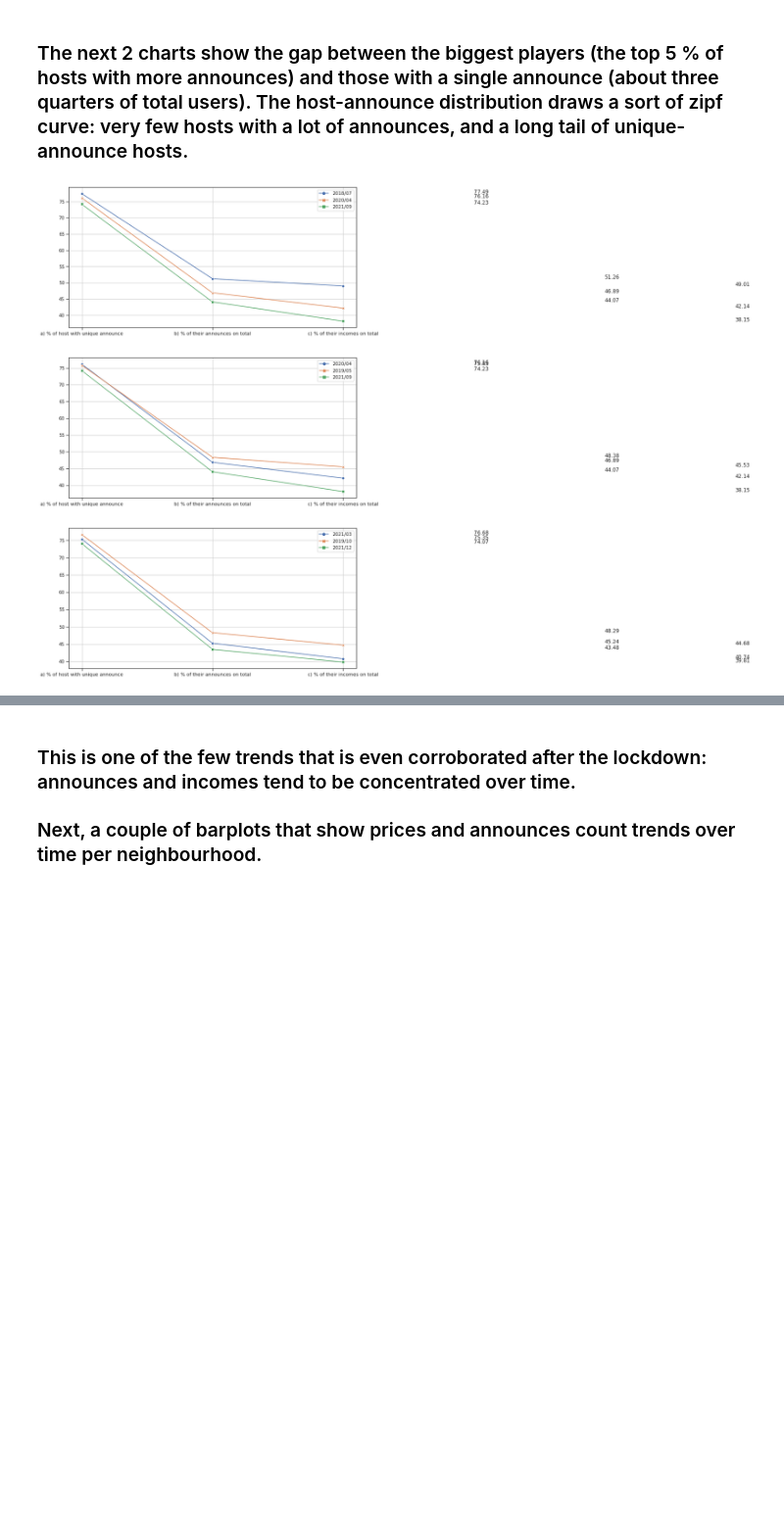
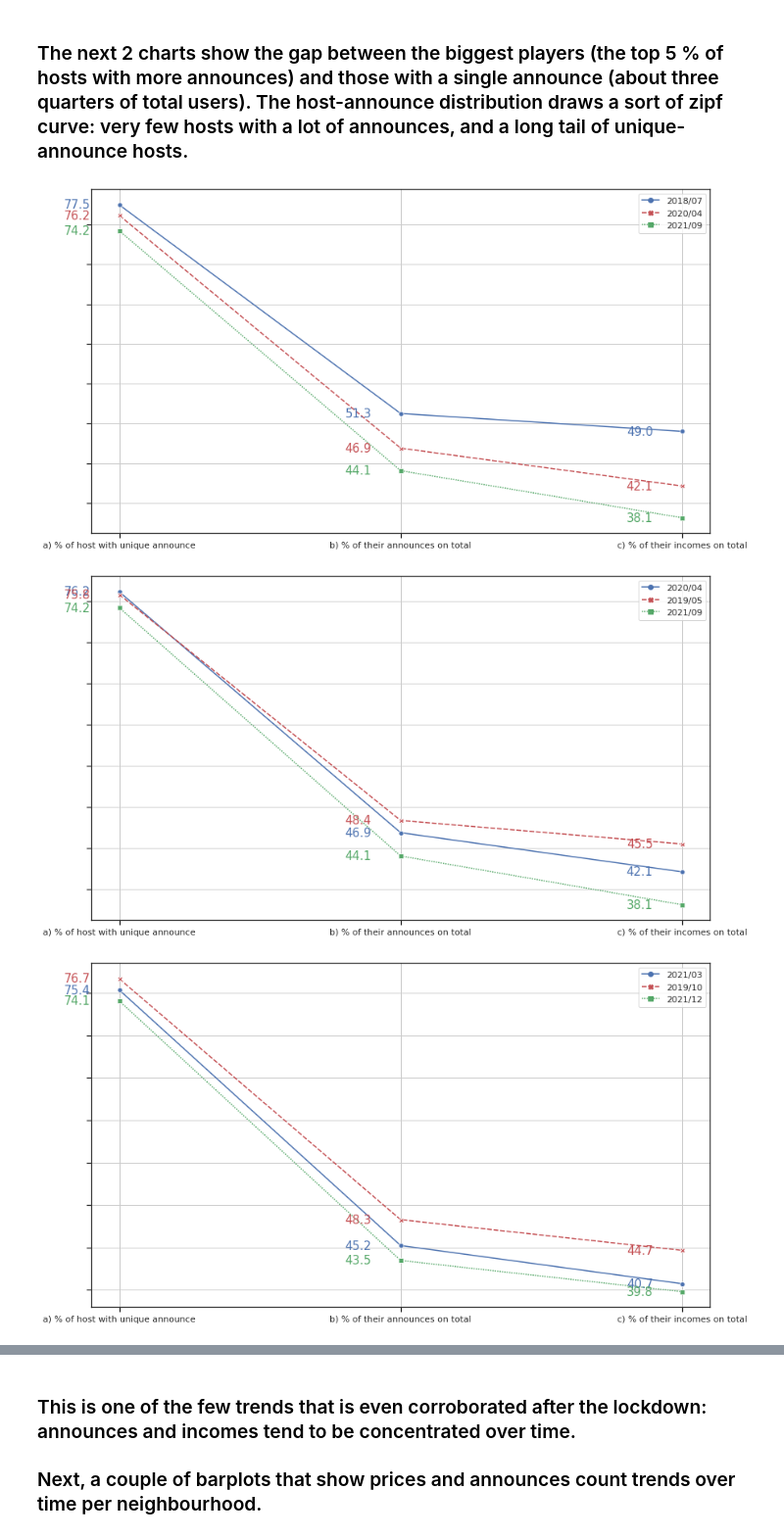
Before and after one commit to laszlo91/Inside-Airbnb-studies, a Jupyter notebook: bologna/1) Overview.ipynb, the cells around one changed output, grey strips where cells are left out. Shown at 98% size. Saved outputs shown, nothing was run; the diff lists cells and outputs as text; code cells hidden in the pictures; blank space fills up the shorter version.

Commit message:
fix scissor graph annotations

```diff
--- a/bologna/1) Overview.ipynb
+++ b/bologna/1) Overview.ipynb
@@ -243,48 +250,55 @@ def single_host(period):
 # %%
 def scissor_1(thrval, periods=periods_2):
 
     a = []
     for i in thrval:
         a.append(single_host(dfs[i]))
 
     x = pd.Series(["a) % of host with unique announce","b) % of their announces on total","c) % of their incomes on total"])
 
     plotting(a,thrval,x)
 
 def plotting(a,thrval,x,periods=periods_2):
 
         lines = a[0].rename(periods[thrval[0]]).to_frame()\
         .join(a[1].rename(periods[thrval[1]]).to_frame())\
         .join(a[2].rename(periods[thrval[2]]).to_frame()).set_index(x)
+        snsplot2(lines, x)
 
-        snsplot2(lines)
-
-def snsplot2(lines):
+def snsplot2(lines, x):
 
     l = lines.T
     sns.set(style="ticks")
-    dims = (12, 6)
+    dims = (14, 8)
 
     fig, ax = plt.subplots(1,1,figsize=dims)
+    #ax.set(ylim =(30, 90))
+    ax.set_yticklabels([])
+    farbe = ['b','r','g']
+    for ix,time in enumerate(l.index):
+        ax.text(-0.15, l[l.columns[0]][ix], round(l[l.columns[0]][ix], 1),color=farbe[ix], va='center', ha='center', fontsize=15)
+        ax.text(0.85, l[l.columns[1]][ix], round(l[l.columns[1]][ix], 1),color=farbe[ix], va='center', ha='center', fontsize=15)
+        ax.text(1.85, l[l.columns[2]][ix], round(l[l.columns[2]][ix], 1),color=farbe[ix], va='center', ha='center', fontsize=15)
 
-    sns.lineplot(markers=True, dashes=False, data=lines)
+    # farbe = ['b','r','g']
+   # for ix,time in enumerate(l.index):
+   #     for j in range(0,3):
+   #         ax.text(j-0.2, l[l.columns[ix]][j]+j, round(l[l.columns[ix]][0], 1),
+   #                 color=farbe[ix], va='center', ha='center', fontsize=10)
+
+
+
+    sns.lineplot(markers=True, dashes=True, data=lines, palette=farbe)
     plt.grid()
-
-    for ix,time in enumerate(l.index):
-
-        ax.text(l.index[ix], l[l.columns[ix]][0], f'{l[l.columns[ix]][0]:.2f}')
-        ax.text(l.index[ix], l[l.columns[ix]][1], f'{l[l.columns[ix]][1]:.2f}')
-        ax.text(l.index[ix], l[l.columns[ix]][2], f'{l[l.columns[ix]][2]:.2f}')
-
 
 
 i = scissor_1(three_val1())
 ii = scissor_1(three_val2())
 iii = scissor_1(three_val3())
 # %% [output]
-[figure, old version]
+[figure, new version]
-[figure, old version]
+[figure, new version]
-[figure, old version]
+[figure, new version]
 # %%
 def incomes_rate(period, nHosts):
 
```
Also changed, not shown: parts of 4 cells of this notebook.
